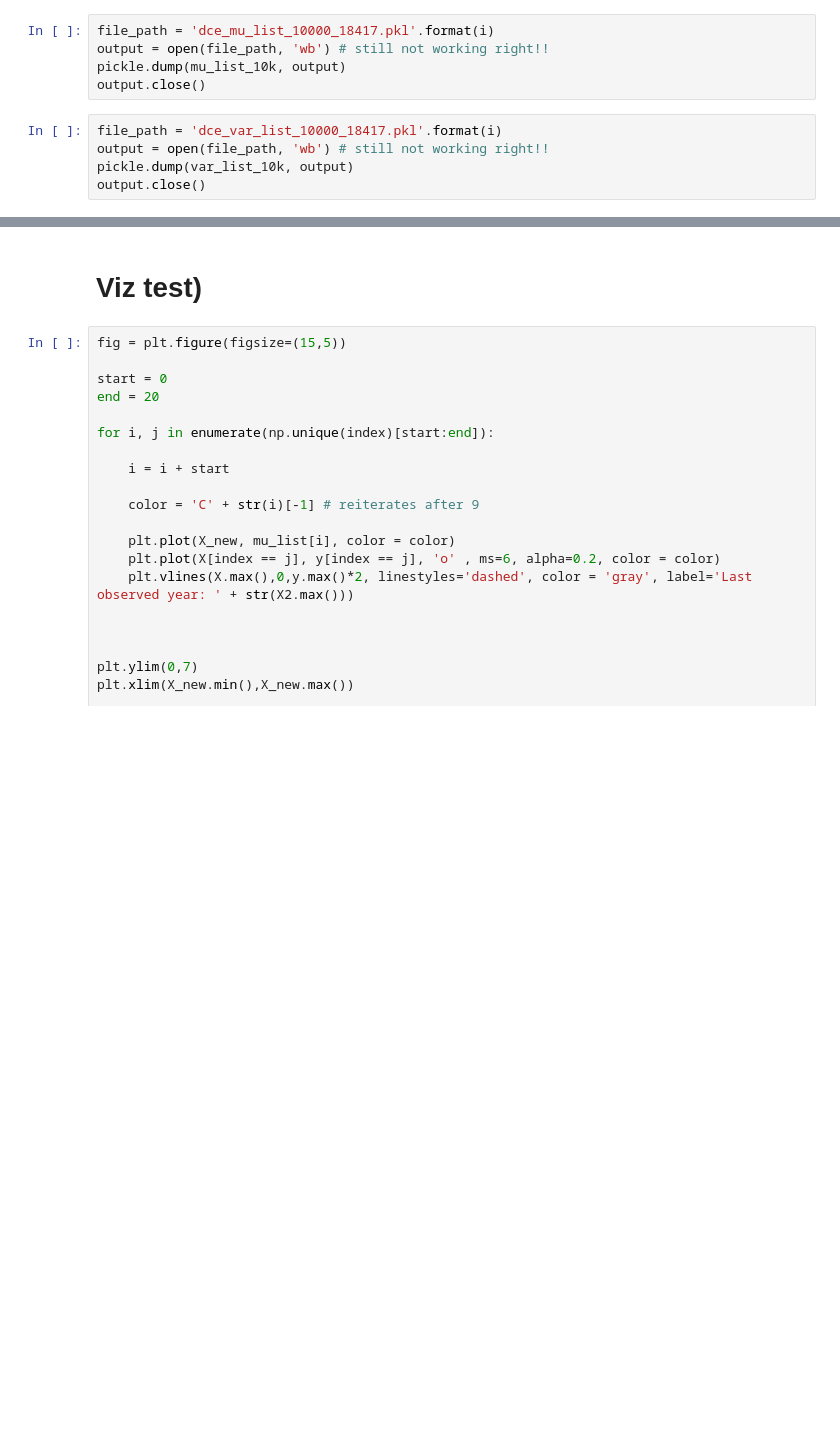
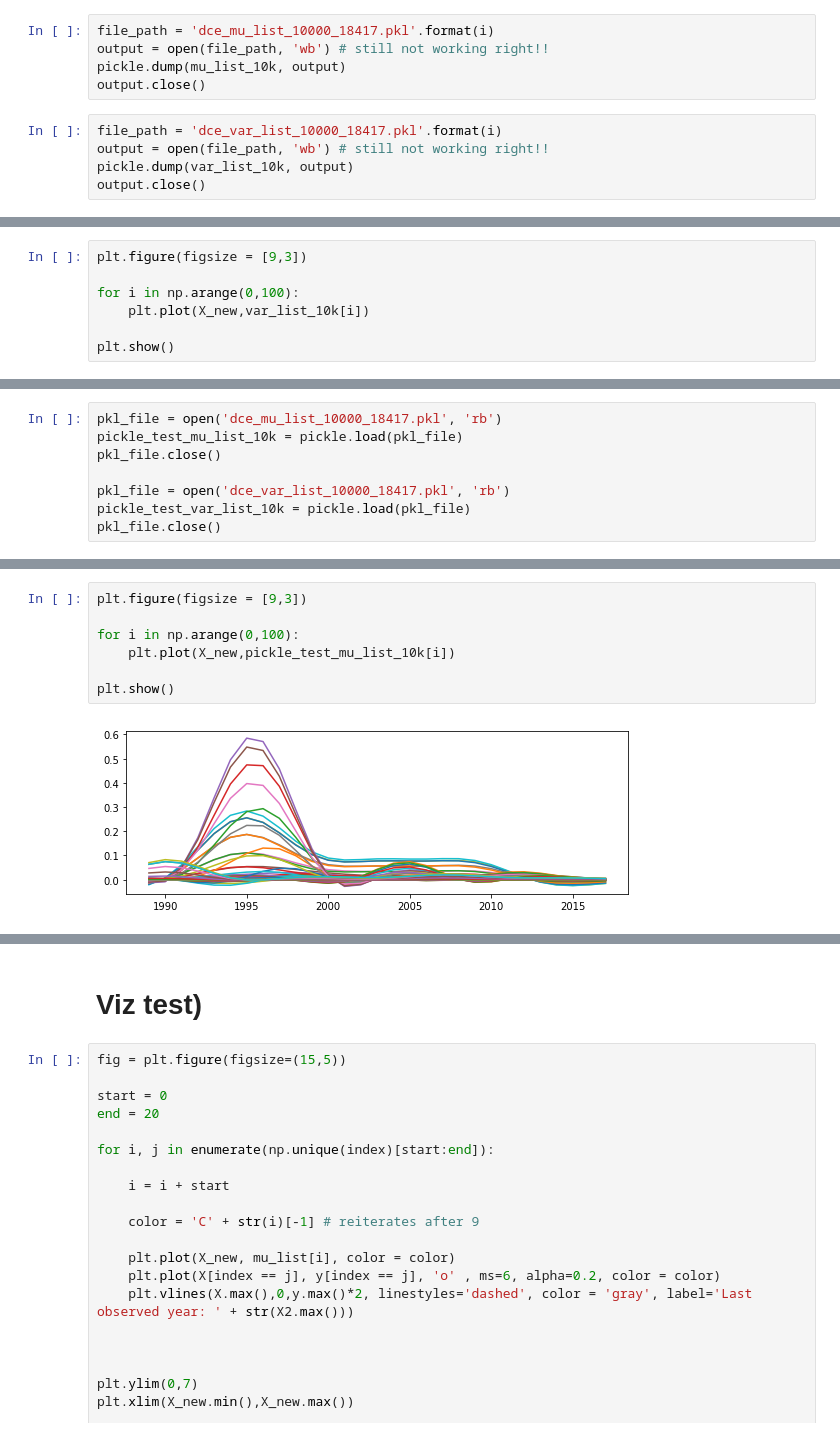
Before and after one commit to Polichinel/Master_Thesis, a Jupyter notebook: Pickle_dce_mu_predictions.ipynb, the cells around one changed output, grey strips where cells are left out. Saved outputs shown, nothing was run; the diff lists cells and outputs as text; blank space fills up the shorter version.

```diff
--- a/Pickle_dce_mu_predictions.ipynb
+++ b/Pickle_dce_mu_predictions.ipynb
@@ -407,0 +427,7 @@ output.close()
+# %%
+plt.figure(figsize = [9,3])
+
+for i in np.arange(0,100):
+    plt.plot(X_new,var_list_10k[i])
+
+plt.show()
@@ -407,0 +454,8 @@ output.close()
+# %%
+pkl_file = open('dce_mu_list_10000_18417.pkl', 'rb')
+pickle_test_mu_list_10k = pickle.load(pkl_file)
+pkl_file.close()
+
+pkl_file = open('dce_var_list_10000_18417.pkl', 'rb')
+pickle_test_var_list_10k = pickle.load(pkl_file)
+pkl_file.close()
@@ -407,0 +470,9 @@ output.close()
+# %%
+plt.figure(figsize = [9,3])
+
+for i in np.arange(0,100):
+    plt.plot(X_new,pickle_test_mu_list_10k[i])
+
+plt.show()
+# %% [output]
+[figure, added]
```
Also changed, not shown: parts of 19 cells of this notebook.
